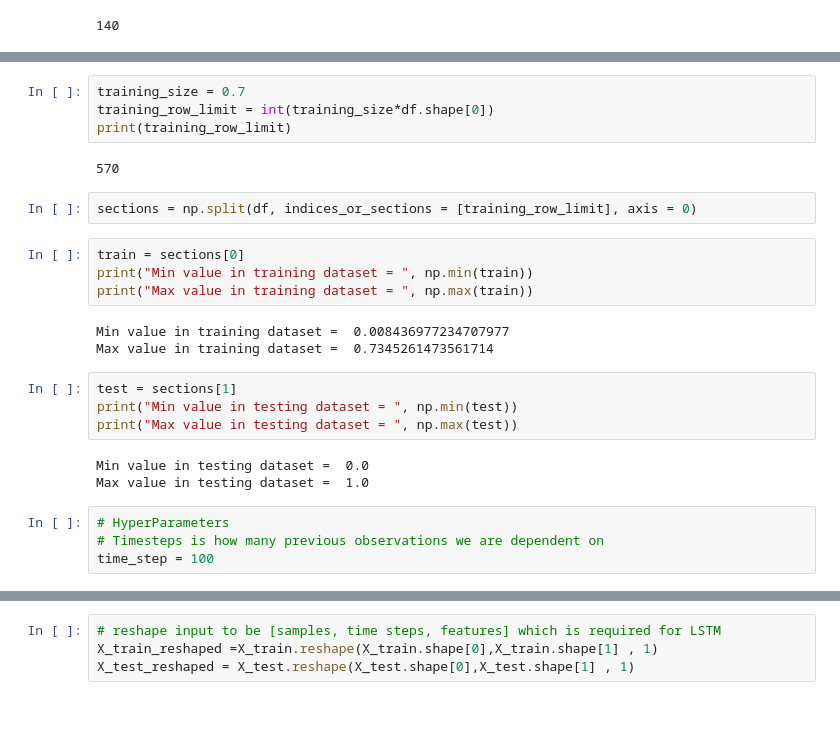
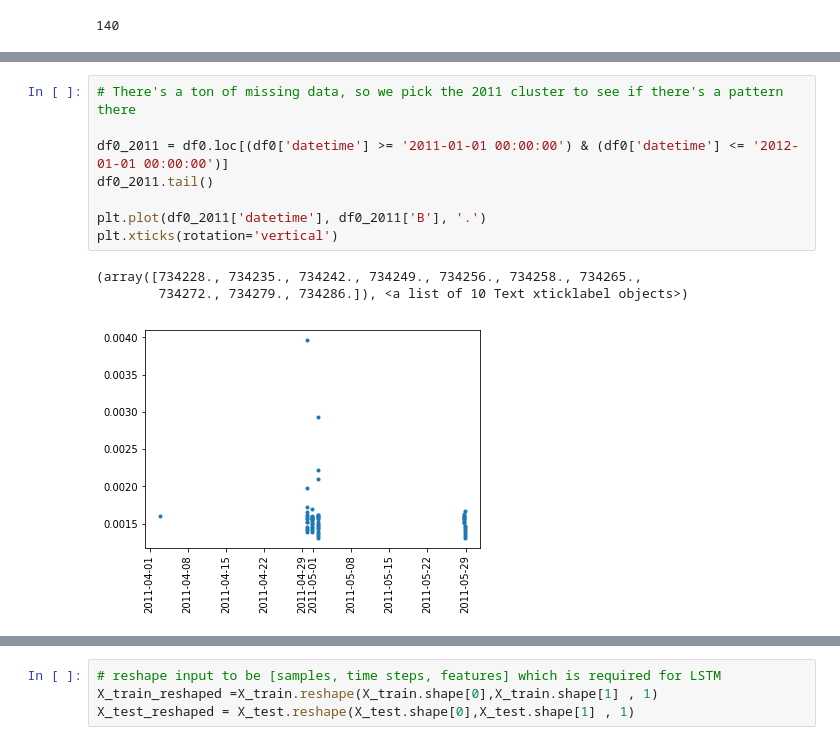
Before and after one commit to abhimanyu-jain/Magnetic-Field-Strength-Prediction, a Jupyter notebook: notebooks/Analysis.ipynb, the cells around one changed output, grey strips where cells are left out. Saved outputs shown, nothing was run; the diff lists cells and outputs as text; blank space fills up the shorter version.

```diff
--- a/notebooks/Analysis.ipynb
+++ b/notebooks/Analysis.ipynb
@@ -384,26 +366,12 @@ Max value in df =  1.0
-# %%
-training_size = 0.7
-training_row_limit = int(training_size*df.shape[0])
-print(training_row_limit)
-# %% [output]
-570
-# %%
-sections = np.split(df, indices_or_sections = [training_row_limit], axis = 0)
-# %%
-train = sections[0]
-print("Min value in training dataset = ", np.min(train))
-print("Max value in training dataset = ", np.max(train))
-# %% [output]
-Min value in training dataset =  0.008436977234707977
-Max value in training dataset =  0.7345261473561714
-# %%
-test = sections[1]
-print("Min value in testing dataset = ", np.min(test))
-print("Max value in testing dataset = ", np.max(test))
-# %% [output]
-Min value in testing dataset =  0.0
-Max value in testing dataset =  1.0
-# %%
-# HyperParameters
-# Timesteps is how many previous observations we are dependent on
-time_step = 100
+# %%
+# There's a ton of missing data, so we pick the 2011 cluster to see if there's a pattern there
+
+df0_2011 = df0.loc[(df0['datetime'] >= '2011-01-01 00:00:00') & (df0['datetime'] <= '2012-01-01 00:00:00')]
+df0_2011.tail()
+
+plt.plot(df0_2011['datetime'], df0_2011['B'], '.')
+plt.xticks(rotation='vertical')
+# %% [output]
+(array([734228., 734235., 734242., 734249., 734256., 734258., 734265.,
+        734272., 734279., 734286.]), <a list of 10 Text xticklabel objects>)
+[figure, added]
```
Also changed, not shown: parts of 21 cells of this notebook, 1 other file.
